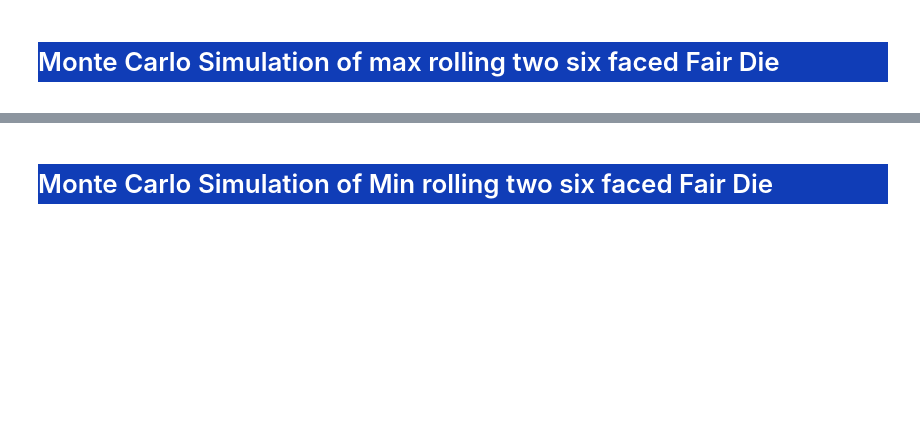
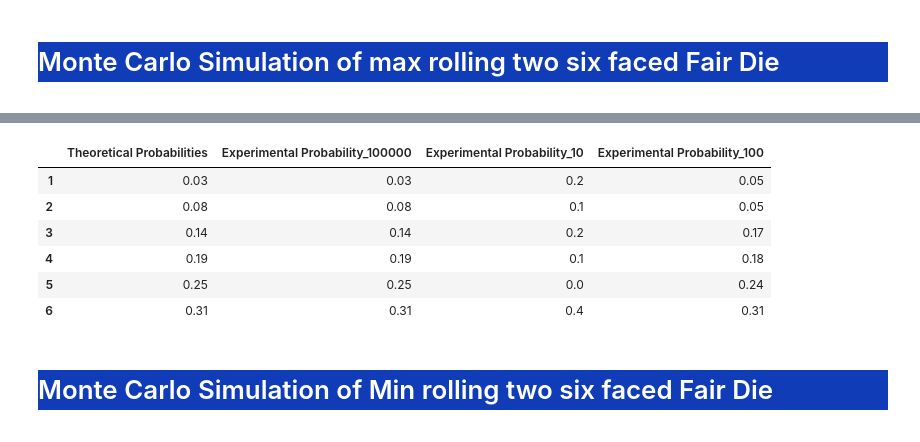
Before and after one commit to pk1308/Activity-2--stat-2, a Jupyter notebook: Activity3/Montecarlo.ipynb, the cells around one changed output, grey strips where cells are left out. Cells and saved outputs as stored; diff of their text form; code cells hidden in the pictures; blank space fills up the shorter version.

```diff
--- a/Activity3/Montecarlo.ipynb
+++ b/Activity3/Montecarlo.ipynb
@@ -476,0 +308,18 @@ output
+# %%
+sample_space = range(1,7)
+# Actual probabilities (since it's the sum of two fair six-sided dice)
+actual_probabilities = [1/36, 3/36, 5/36, 7/36, 9/36, 11/36]
+
+# Number of simulations
+num_simulations_list = [ 100000 , 10, 100]
+operation='max'
+no_of_die=2
+
+# run the experiment
+df = run_experiment(num_simulations_list=num_simulations_list, actual_probabilities=actual_probabilities ,operation=operation , no_of_die=2 ,sample_space=sample_space)
+title='Experimental Probability Distribution for max of rolling two die '
+x_title = "Roll of two die"
+plot_df(df=df , num_simulations_list=num_simulations_list ,title=title, x_title=x_title)
+
+df
+# %% [output]
@@ -477,3 +327,10 @@ output
+|  | Theoretical Probabilities | Experimental Probability_100000 | Experimental Probability_10 | Experimental Probability_100 |
+| 1 | 0.03 | 0.03 | 0.2 | 0.05 |
+| 2 | 0.08 | 0.08 | 0.1 | 0.05 |
+| 3 | 0.14 | 0.14 | 0.2 | 0.17 |
+| 4 | 0.19 | 0.19 | 0.1 | 0.18 |
+| 5 | 0.25 | 0.25 | 0.0 | 0.24 |
+| 6 | 0.31 | 0.31 | 0.4 | 0.31 |
 # %% [markdown]
 <div style="display: flex; justify-content: center; align-items: center; height: 100px; background-color: #103db7; color: #FFFFFF;">
     <h1>Monte Carlo Simulation of Min rolling two six faced Fair Die  </h1>
```
Also changed, not shown: parts of 15 cells of this notebook, 5 other files.
